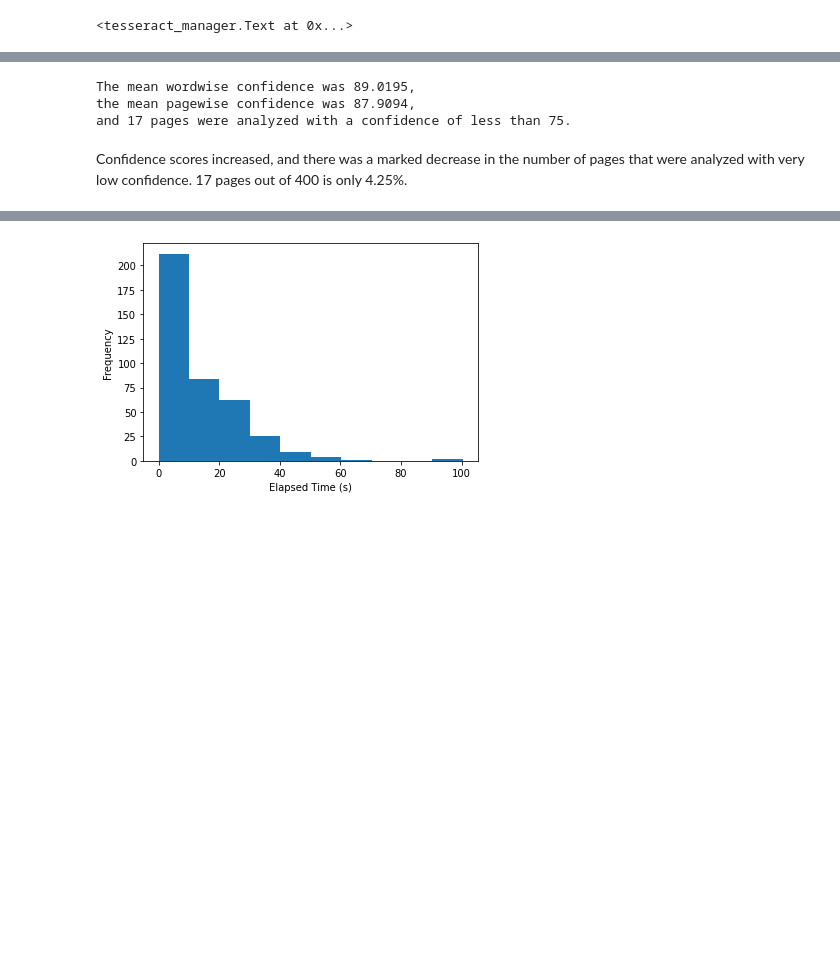
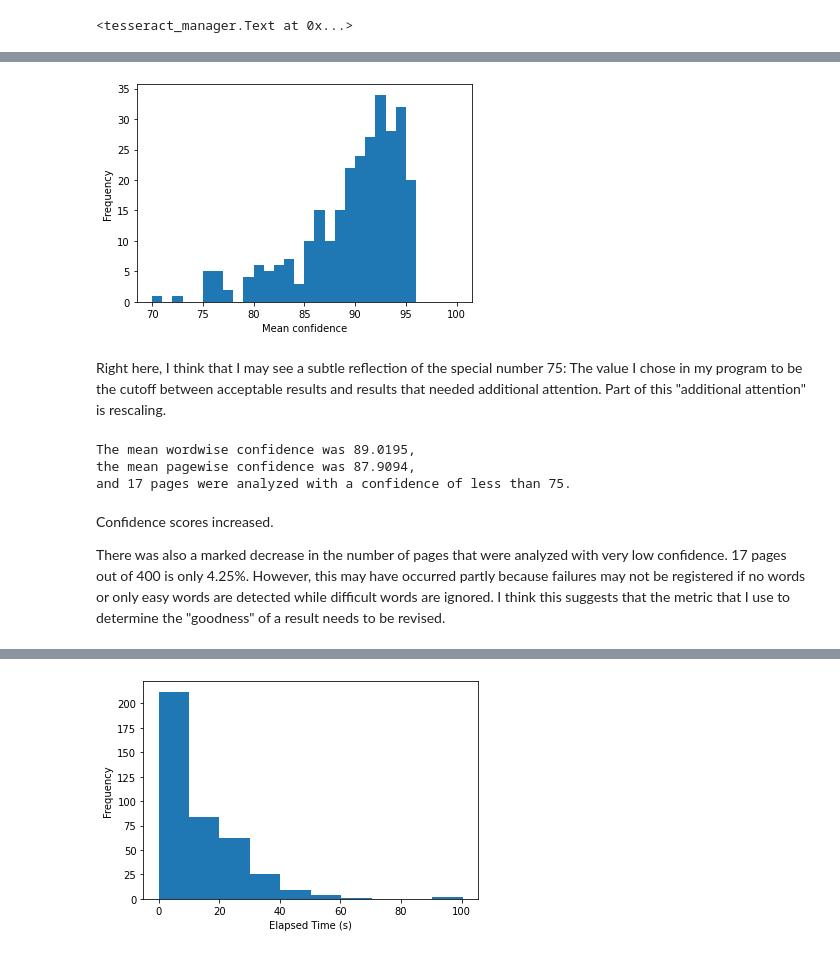
Before and after one commit to ancient-world-citation-analysis/awca-ocr, a Jupyter notebook: PreliminaryPerformanceAnalysis.ipynb, the cells around one changed output, grey strips where cells are left out. Drawn from its saved outputs; the diff is of its cells as text; code cells hidden in the pictures; blank space fills up the shorter version.

```diff
--- a/PreliminaryPerformanceAnalysis.ipynb
+++ b/PreliminaryPerformanceAnalysis.ipynb
@@ -181,3 +193,11 @@ it2
+# %%
+plt.hist([conf for conf in it2.mean_confidences if conf is not None], bins=range(70, 101))
+plt.xlabel('Mean confidence')
+plt.ylabel('Frequency');
+# %% [output]
+[figure, added]
+# %% [markdown]
+Right here, I think that I may see a subtle reflection of the special number 75: The value I chose in my program to be the cutoff between acceptable results and results that needed additional attention. Part of this "additional attention" is rescaling.
 # %%
 mean_confidences = list(
     conf for conf in it2.mean_confidences if not pd.isna(conf))
@@ -197,4 +217,6 @@ The mean wordwise confidence was 89.0195,
 the mean pagewise confidence was 87.9094,
 and 17 pages were analyzed with a confidence of less than 75.
 # %% [markdown]
-Confidence scores increased, and there was a marked decrease in the number of pages that were analyzed with very low confidence. 17 pages out of 400 is only 4.25%.
+Confidence scores increased.
+
+There was also a marked decrease in the number of pages that were analyzed with very low confidence. 17 pages out of 400 is only 4.25%. However, this may have occurred partly because failures may not be registered if no words or only easy words are detected while difficult words are ignored. I think this suggests that the metric that I use to determine the "goodness" of a result needs to be revised.
```
Also changed, not shown: parts of 20 cells of this notebook, 1 other file.
